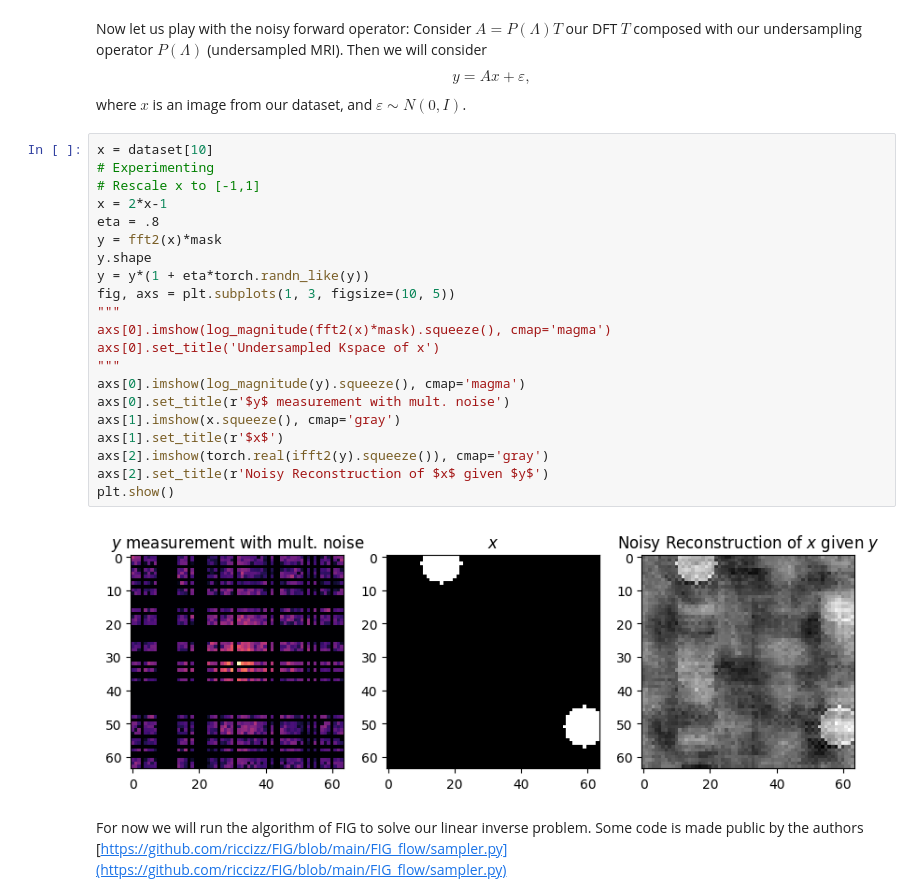
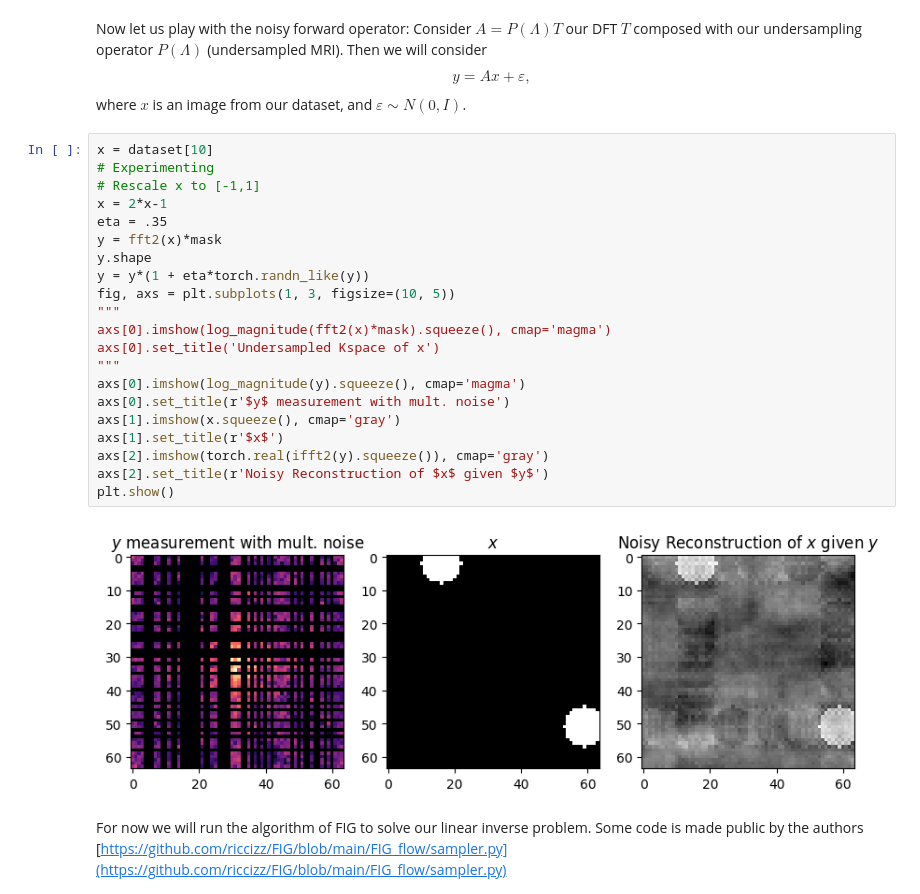
Before and after one commit to jma02/fm-ct, a Jupyter notebook: FFT_CirclesV2.ipynb, the cells around one changed output. Drawn from its saved outputs; the diff is of its cells as text.

```diff
--- a/FFT_CirclesV2.ipynb
+++ b/FFT_CirclesV2.ipynb
@@ -270,26 +270,26 @@ Now let us play with the noisy forward operator: Consider $A = P(\Lambda)T$ our
 # %%
 x = dataset[10]
 # Experimenting
 # Rescale x to [-1,1]
 x = 2*x-1
-eta = .8
+eta = .35
 y = fft2(x)*mask
 y.shape
 y = y*(1 + eta*torch.randn_like(y))
 fig, axs = plt.subplots(1, 3, figsize=(10, 5))
 """
 axs[0].imshow(log_magnitude(fft2(x)*mask).squeeze(), cmap='magma')
 axs[0].set_title('Undersampled Kspace of x')
 """
 axs[0].imshow(log_magnitude(y).squeeze(), cmap='magma')
 axs[0].set_title(r'$y$ measurement with mult. noise')
 axs[1].imshow(x.squeeze(), cmap='gray')
 axs[1].set_title(r'$x$')
 axs[2].imshow(torch.real(ifft2(y).squeeze()), cmap='gray')
 axs[2].set_title(r'Noisy Reconstruction of $x$ given $y$')
 plt.show()
 # %% [output]
-[figure, old version]
+[figure, new version]
 # %% [markdown]
 For now we will run the algorithm of FIG to solve our linear inverse problem.
 Some code is made public by the authors [https://github.com/riccizz/FIG/blob/main/FIG_flow/sampler.py](https://github.com/riccizz/FIG/blob/main/FIG_flow/sampler.py)
```
Also changed, not shown: parts of 7 cells of this notebook.
